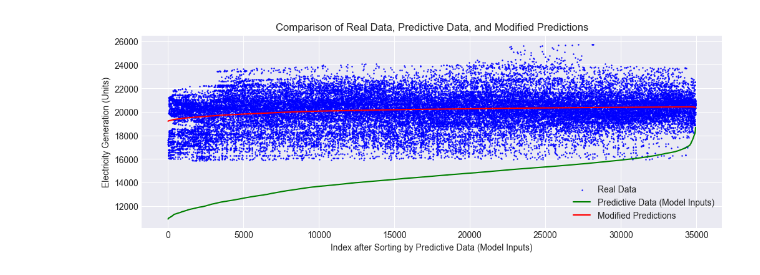
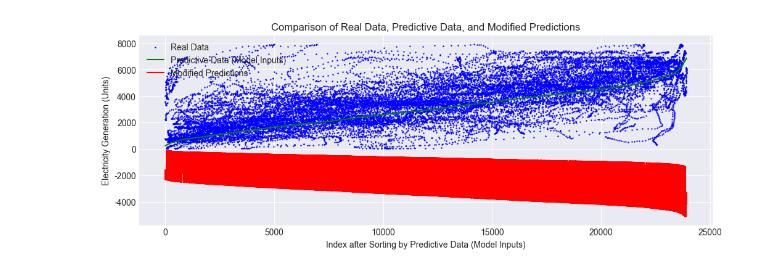
Before and after one commit to mcxiaoxiao/T-MPC, a Jupyter notebook: demo_fydyc.ipynb, the cells around one changed output. Saved outputs shown, nothing was run; the diff lists cells and outputs as text; code cells hidden in the pictures.

```diff
--- a/demo_fydyc.ipynb
+++ b/demo_fydyc.ipynb
@@ -106,10 +94,11 @@ from sklearn.metrics import mean_squared_error
 # 初始化一个列表来存储预测值
 predicted_values = []
 
-# 遍历 '供电预测' 中的每个值
-for value in data_sorted['supply_forecast']:
+for index, row in data_sorted.iterrows():
+    value1 = row['预测值']
+    value2 = row['间隔天数']
     # 将当前值标准化
-    normalized_value = dataset.scaler_features.transform([[value]])
+    normalized_value = dataset.scaler_features.transform([[value1,value2]])
     input_tensor = torch.from_numpy(normalized_value).float()
     input_tensor = input_tensor.view(1, -1)  # 确保其形状与模型输入的形状相匹配
 
@@ -139,10 +128,10 @@ plt.style.use('seaborn-darkgrid')
 plt.figure(figsize=(12, 8))
 
 # 绘制 'total_plan' 作为实际发电量
-plt.plot(data_sorted.index, data_sorted['total_plan'], label='Real Data', color='blue', linestyle='-')
+plt.plot(data_sorted.index, data_sorted['实际值'], label='Real Data', color='blue', linestyle='-')
 
 # 绘制 '供电预测' 作为预测发电量
-plt.scatter(data_sorted.index, data_sorted['supply_forecast'], label='Predictive Data (Model Inputs)', color='red', s=0.5)
+plt.scatter(data_sorted.index, data_sorted['预测值'], label='Predictive Data (Model Inputs)', color='red', s=0.5)
 
 # 绘制修正后的预测值
 plt.scatter(data_sorted.index, data_sorted['Modified_Predictions'], label='Modified Predictions', color='green', s=0.5)
@@ -169,58 +158,37 @@ from sklearn.metrics import mean_squared_error
 
 # 初始化一个列表来存储预测值
 predicted_values = []
-data_sorted = data_sorted.sort_values(by='supply_forecast').reset_index(drop=True)
+data_sorted = data_sorted.sort_values(by='预测值').reset_index(drop=True)
 # 遍历 '供电预测' 中的每个值
-for value in data_sorted['supply_forecast']:
-    # 将当前值标准化
-    normalized_value = dataset.scaler_features.transform([[value]])
-    input_tensor = torch.from_numpy(normalized_value).float()
-    input_tensor = input_tensor.view(1, -1)  # 确保其形状与模型输入的形状相匹配
-
-    # 不需要计算梯度
-    with torch.no_grad():
-        output_tensor = model(input_tensor)
-
-    # 将输出张量转换为 numpy 数组并进行逆标准化
-    output_value = output_tensor.numpy()
-    predicted_value = dataset.scaler_labels.inverse_transform(output_value)
-
-    # 将预测值添加到列表中
-    predicted_values.append(predicted_value[0][0])
 
 # 确保predicted_values_sorted是一个Pandas Series，如果不是，可以通过下面的代码转换
 predicted_values = pd.Series(predicted_values)
-
-# 将预测值添加到排序后的DataFrame中
-data_sorted['Modified_Predictions'] = predicted_values.values
-
-# 现在，data_sorted已经包含了"Modified Predictions"字段，接下来可以绘图来比较实际数据、预测数据和修正后的预测数据
 
 # 设置绘图风格
 plt.style.use('seaborn-darkgrid')
 
 # 创建一个新的图形
 plt.figure(figsize=(12, 4))
 
 # 绘制 'total_plan' 作为实际发电量
-plt.scatter(data_sorted.index, data_sorted['total_plan'], label='Real Data', color='blue', s=0.5)
+plt.scatter(data_sorted.index, data_sorted['实际值'], label='Real Data', color='blue', s=0.5)
 
 # 绘制 '供电预测' 作为预测发电量
-plt.plot(data_sorted.index, data_sorted['supply_forecast'], label='Predictive Data (Model Inputs)', color='green',  linestyle='-')
+plt.plot(data_sorted.index, data_sorted['预测值'], label='Predictive Data (Model Inputs)', color='green',  linestyle='-')
 
 # 绘制修正后的预测值
 plt.plot(data_sorted.index, data_sorted['Modified_Predictions'], label='Modified Predictions', color='red', linestyle='-')
 
 # 添加图例
 plt.legend()
 
 # 添加标题和坐标轴标签
 plt.title("Comparison of Real Data, Predictive Data, and Modified Predictions")
 plt.xlabel("Index after Sorting by Predictive Data (Model Inputs)")
 plt.ylabel("Electricity Generation (Units)")
 
 # 显示图形
 plt.show()
 # %% [output]
-[figure, old version]
+[figure, new version]
 # %%
```
Also changed, not shown: parts of 4 cells of this notebook, 5 other files.
